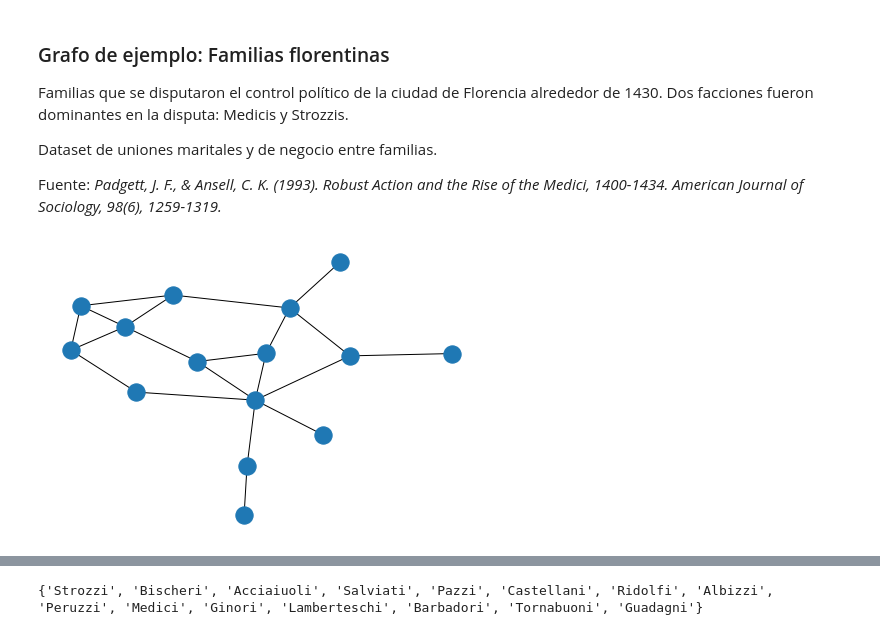
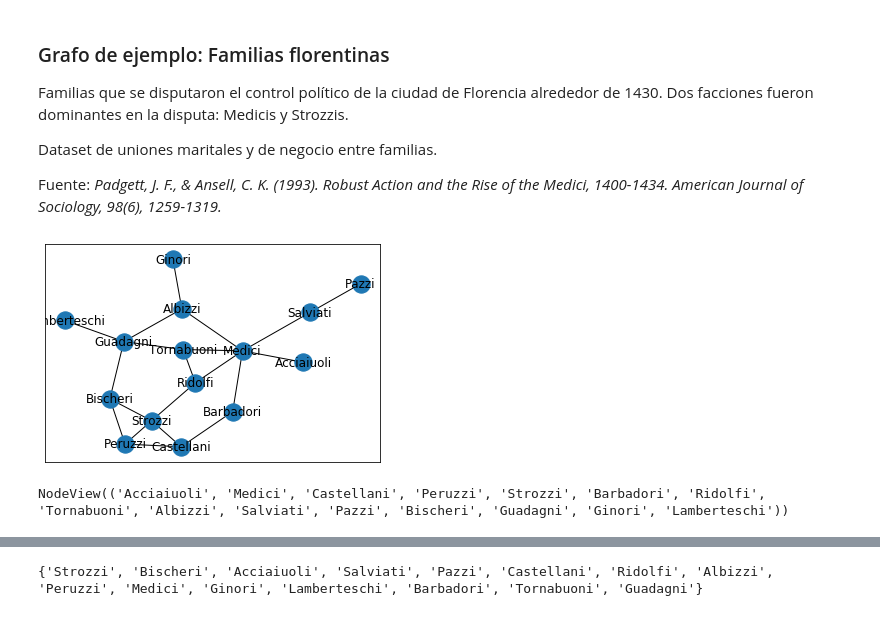
Before and after one commit to matiasbattocchia/clases-aprendizaje-automatico, a Jupyter notebook: Grafos.ipynb, the cells around one changed output, grey strips where cells are left out. Drawn from its saved outputs; the diff is of its cells as text; code cells hidden in the pictures.

```diff
--- a/Grafos.ipynb
+++ b/Grafos.ipynb
@@ -130,9 +136,13 @@ Fuente: *Padgett, J. F., & Ansell, C. K. (1993). Robust Action and the Rise of t
 # %%
 G = nx.florentine_families_graph()
 
-nx.draw(G)
+nx.draw_networkx(G)
 # %% [output]
-[figure, old version]
+[figure, new version]
+# %%
+G.nodes
+# %% [output]
+NodeView(('Acciaiuoli', 'Medici', 'Castellani', 'Peruzzi', 'Strozzi', 'Barbadori', 'Ridolfi', 'Tornabuoni', 'Albizzi', 'Salviati', 'Pazzi', 'Bischeri', 'Guadagni', 'Ginori', 'Lamberteschi'))
 # %% [markdown]
 ## Componentes conectadas
 
```
Also changed, not shown: parts of 5 cells of this notebook.
